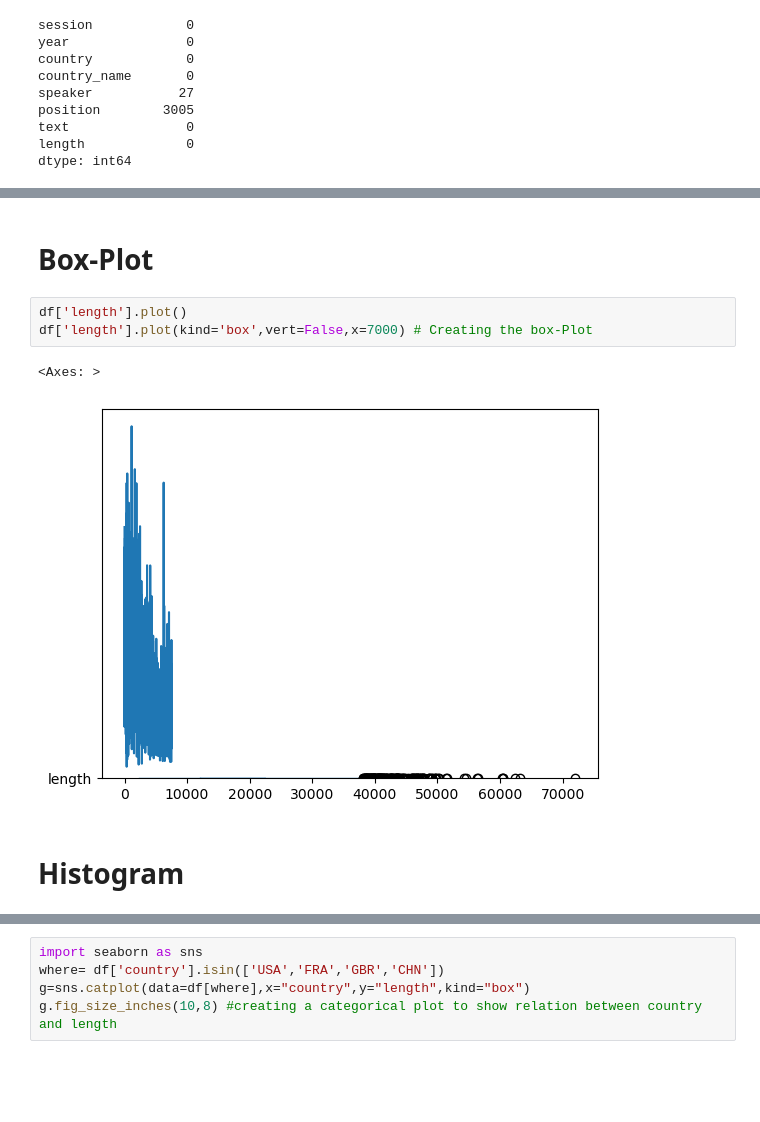
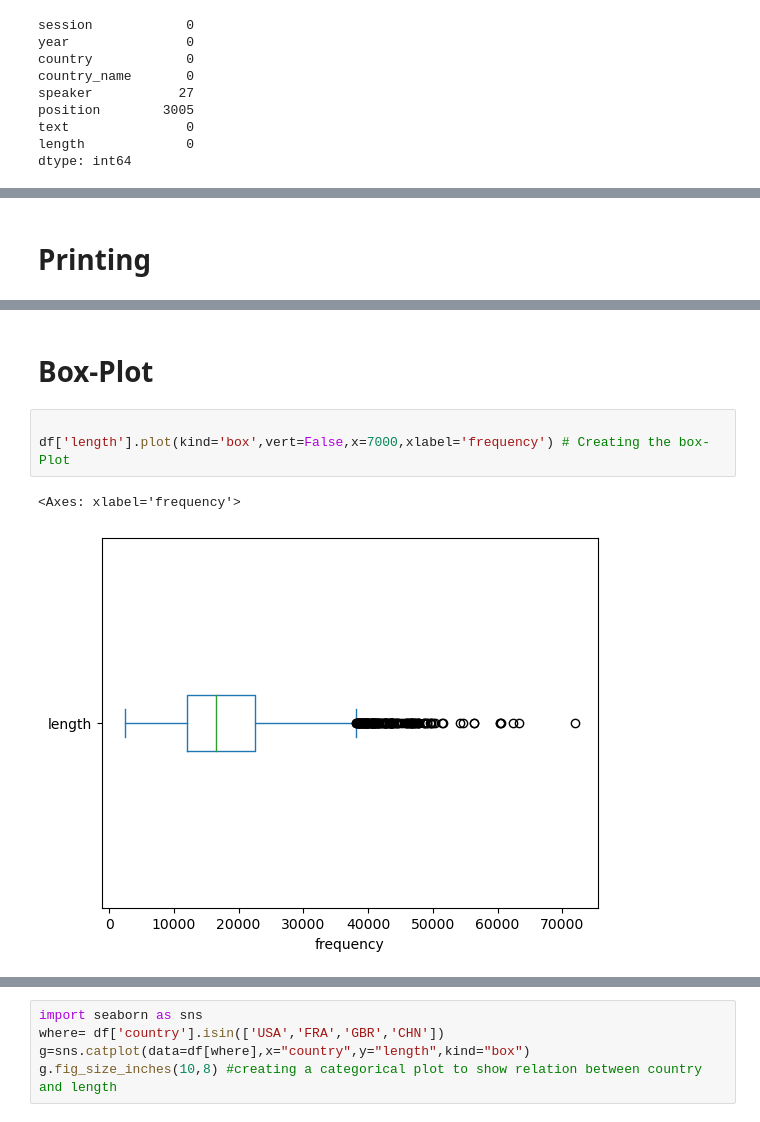
Before and after one commit to Praveen-Suryadevara/praveen-suryadevara, a Jupyter notebook: Class2.ipynb, the cells around one changed output, grey strips where cells are left out. Drawn from its saved outputs; the diff is of its cells as text; blank space fills up the shorter version.

```diff
--- a/Class2.ipynb
+++ b/Class2.ipynb
@@ -145,6 +153,8 @@ df
 | 7505 | 70 | 2015 | ZMB | Zambia | MR. EDGAR CHAGWA LUNGU | PRESIDENT | I WOULD LIKE TO BEGIN BY THANKING... | 14247 |
 | 7506 | 70 | 2015 | ZWE | Zimbabwe | ROBERT MUGABE | PRESIDENT | ALLOW ME AT THE OUTSET TO EXTEND ... | 11013 |
 7507 rows × 8 columns
+# %% [markdown]
+# Printing
 # %%
 df[df['speaker'].str.contains('BUSH')] #Printing the data of BUSH named in the speaker column
 # %% [output]
@@ -160,13 +170,11 @@ df[df['speaker'].str.contains('BUSH')] #Printing the data of BUSH named in the s
 | 5760 | 61 | 2006 | USA | United States | MR. GEORGE W. BUSH | PRESIDENT | I AM GRATEFUL FOR THE PRIVILEGE O... | 16675 |
 | 5951 | 62 | 2007 | USA | United States | GEORGE W. BUSH | PRESIDENT | THANK YOU FOR THE OPPORTUNITY \nT... | 15483 |
 | 6143 | 63 | 2008 | USA | United States | GEORGE W. BUSH | PRESIDENT | I AM PLEASED TO BE HERE TO \nADDR... | 18384 |
-# %% [markdown]
-# Box-Plot
+# %% [markdown]
+# Box-Plot
 # %%
-df['length'].plot()
-df['length'].plot(kind='box',vert=False,x=7000) # Creating the box-Plot
+
+df['length'].plot(kind='box',vert=False,x=7000,xlabel='frequency') # Creating the box-Plot
 # %% [output]
-<Axes: >
+<Axes: xlabel='frequency'>
-[figure, old version]
+[figure, new version]
-# %% [markdown]
-# Histogram
```
Also changed, not shown: parts of 58 cells of this notebook, 1 other file.
